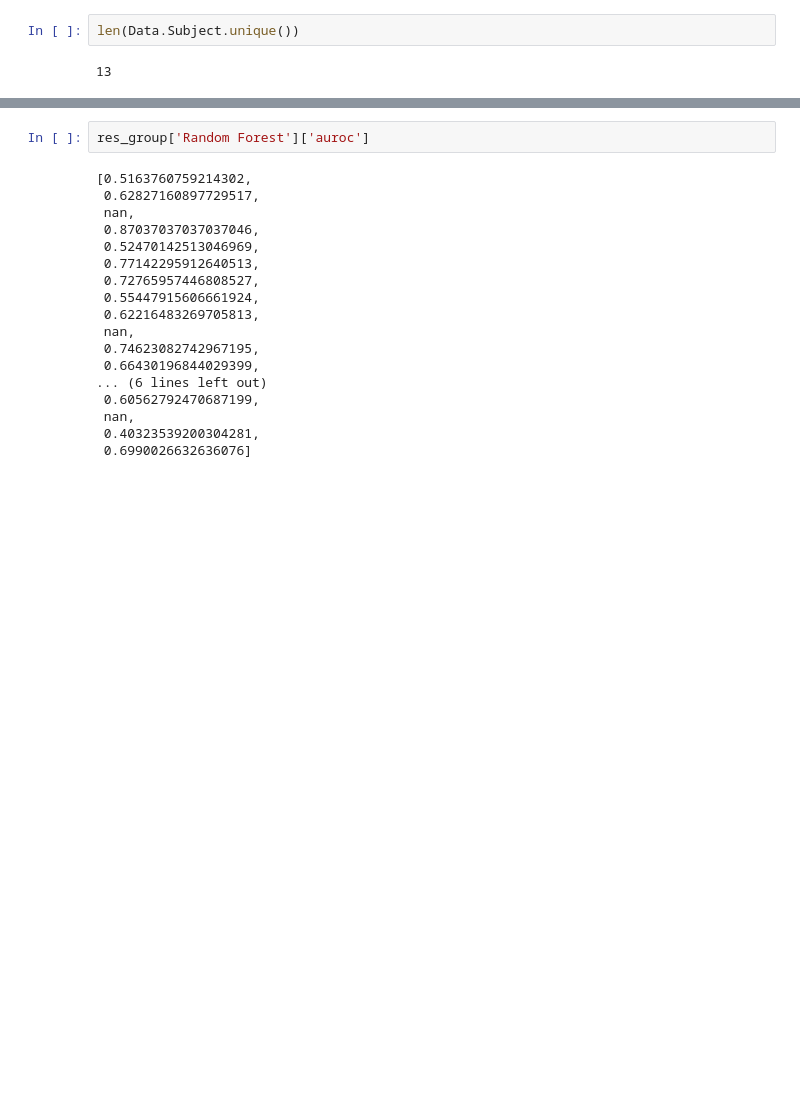
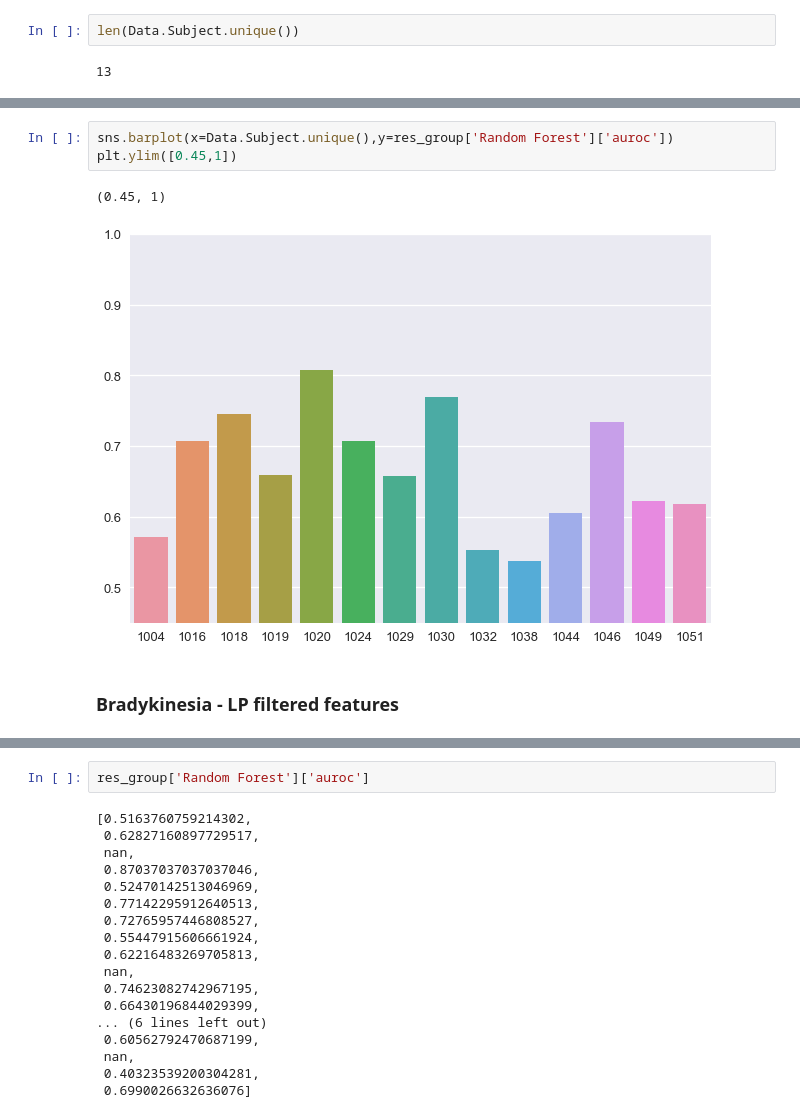
Before and after one commit to nshawen/CIS-PD_Curation, a Jupyter notebook: RandomForestNotebook.ipynb, the cells around one changed output, grey strips where cells are left out. Saved outputs shown, nothing was run; the diff lists cells and outputs as text; blank space fills up the shorter version.

```diff
--- a/RandomForestNotebook.ipynb
+++ b/RandomForestNotebook.ipynb
@@ -481,0 +464,8 @@ Elapsed time = 1.179 min
+# %%
+sns.barplot(x=Data.Subject.unique(),y=res_group['Random Forest']['auroc'])
+plt.ylim([0.45,1])
+# %% [output]
+(0.45, 1)
+[figure, added]
+# %% [markdown]
+### Bradykinesia - LP filtered features
```
Also changed, not shown: parts of 11 cells of this notebook.
